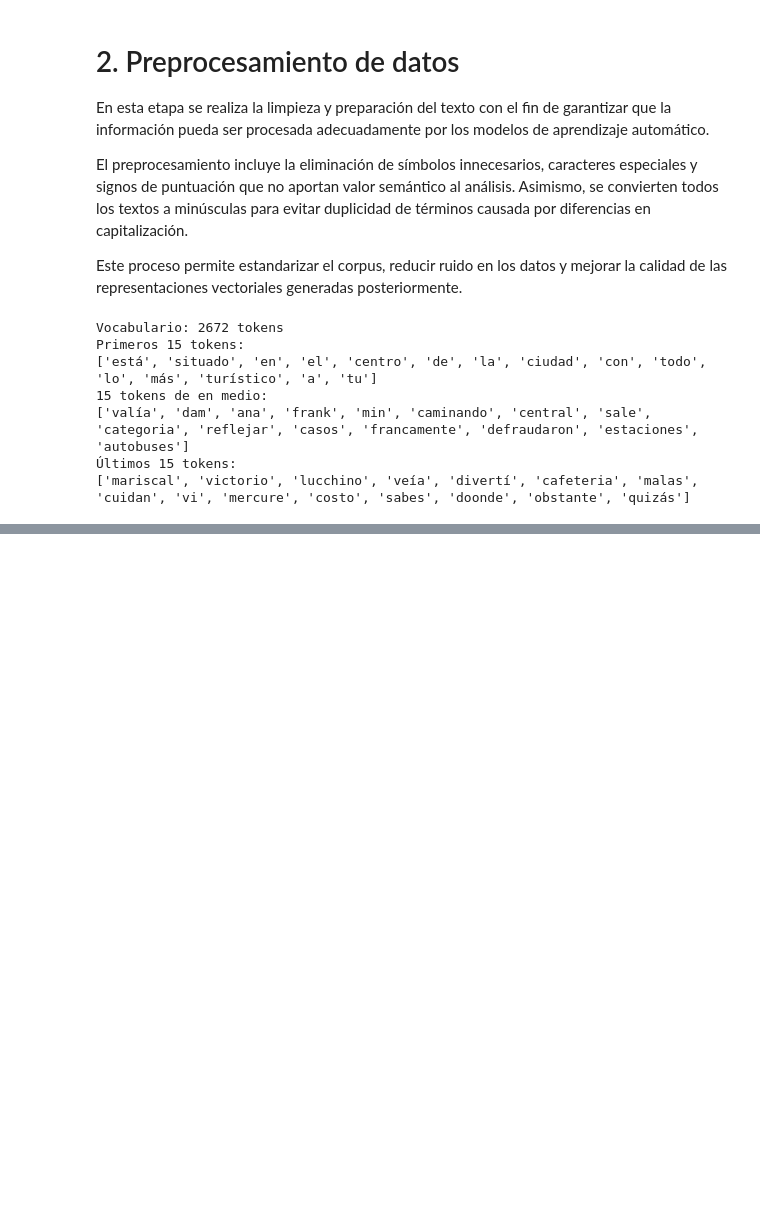
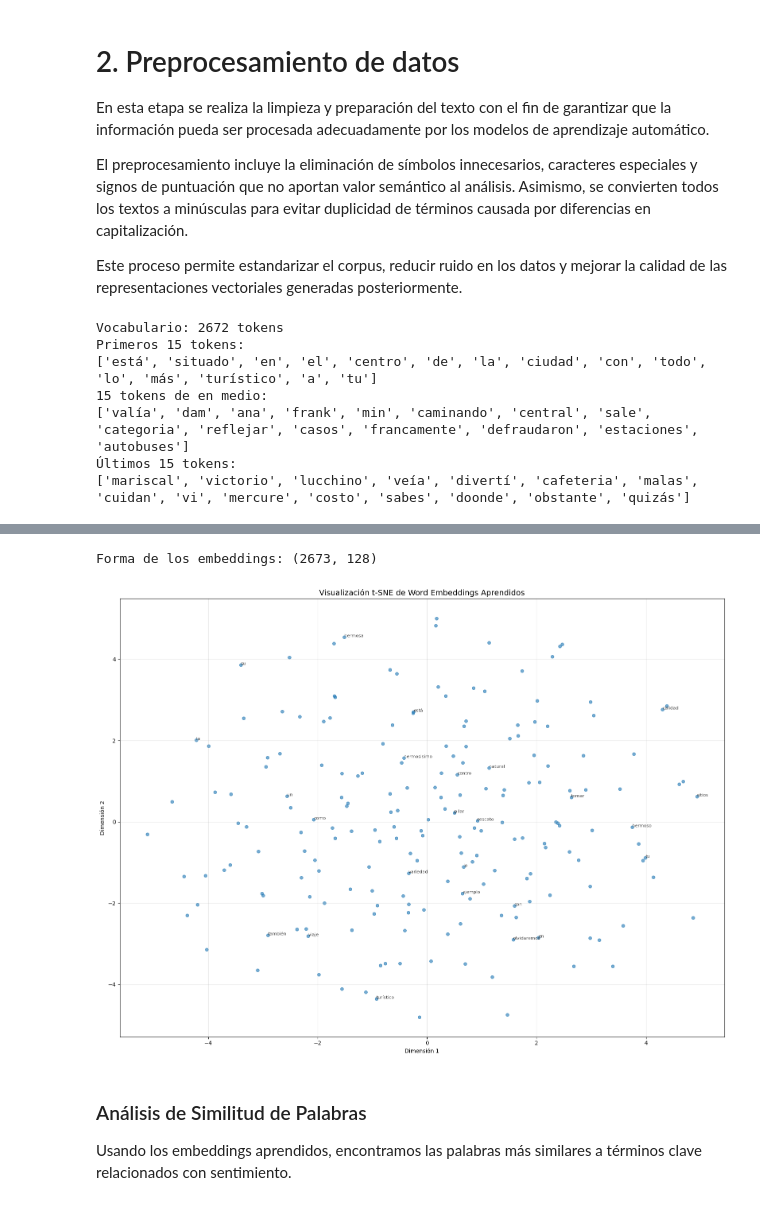
Before and after one commit to sebastianb92/nlp-labs, a Jupyter notebook: Session2/1-Word-Embeddings.ipynb, the cells around one changed output, grey strips where cells are left out. Cells and saved outputs as stored; diff of their text form; code cells hidden in the pictures; blank space fills up the shorter version.

Commit message:
LSTM modelling and training

```diff
--- a/Session2/1-Word-Embeddings.ipynb
+++ b/Session2/1-Word-Embeddings.ipynb
@@ -143,0 +540,40 @@ Primeros 15 tokens:
+# %%
+from sklearn.manifold import TSNE
+
+# Extraer embeddings del modelo
+embedding_weights = model.lstm.embedding.weight.detach().cpu().numpy()
+print(f"Forma de los embeddings: {embedding_weights.shape}")
+
+# Seleccionar palabras más frecuentes (excluyendo PAD y UNK)
+n_words = 200
+selected_tokens = top_n_tokens[:n_words]
+selected_indices = [vocab[token] for token in selected_tokens if token in vocab]
+selected_embeddings = embedding_weights[selected_indices]
+
+# Aplicar t-SNE
+tsne = TSNE(n_components=2, random_state=42, perplexity=30, max_iter=1000)
+embeddings_2d = tsne.fit_transform(selected_embeddings)
+
+# Visualizar
+plt.figure(figsize=(16, 12))
+plt.scatter(embeddings_2d[:, 0], embeddings_2d[:, 1], alpha=0.6, s=30)
+
+# Etiquetar algunas palabras
+for i in range(0, min(50, len(selected_tokens)), 2):
+    plt.annotate(selected_tokens[i],
+                (embeddings_2d[i, 0], embeddings_2d[i, 1]),
+                fontsize=8, alpha=0.7)
+
+plt.title('Visualización t-SNE de Word Embeddings Aprendidos', fontsize=14)
+plt.xlabel('Dimensión 1')
+plt.ylabel('Dimensión 2')
+plt.grid(True, alpha=0.3)
+plt.tight_layout()
+plt.show()
+# %% [output]
+Forma de los embeddings: (2673, 128)
+[figure, added]
+# %% [markdown]
+### Análisis de Similitud de Palabras
+
+Usando los embeddings aprendidos, encontramos las palabras más similares a términos clave relacionados con sentimiento.
```
Also changed, not shown: parts of 28 cells of this notebook.
